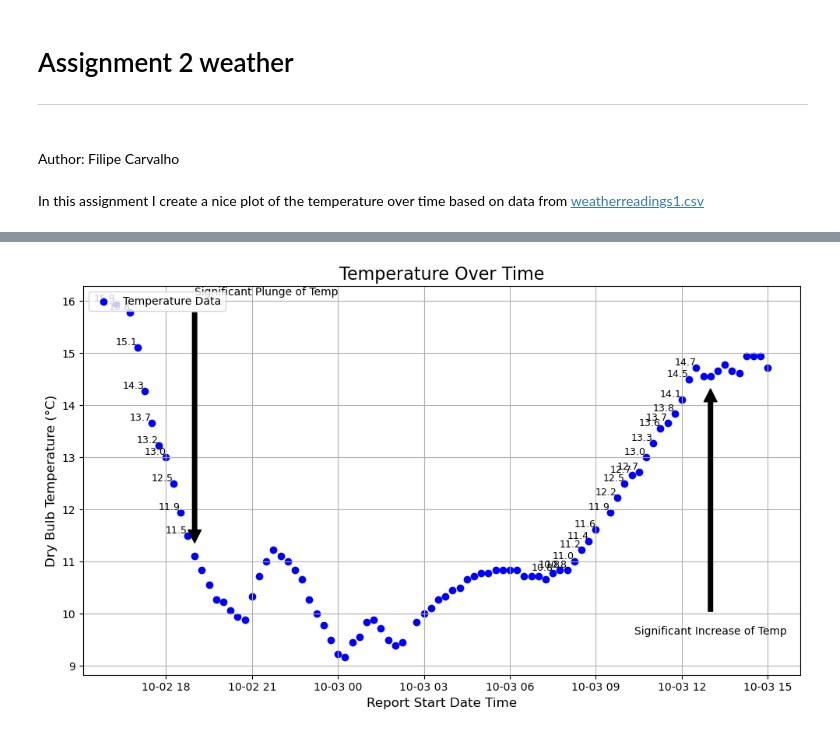
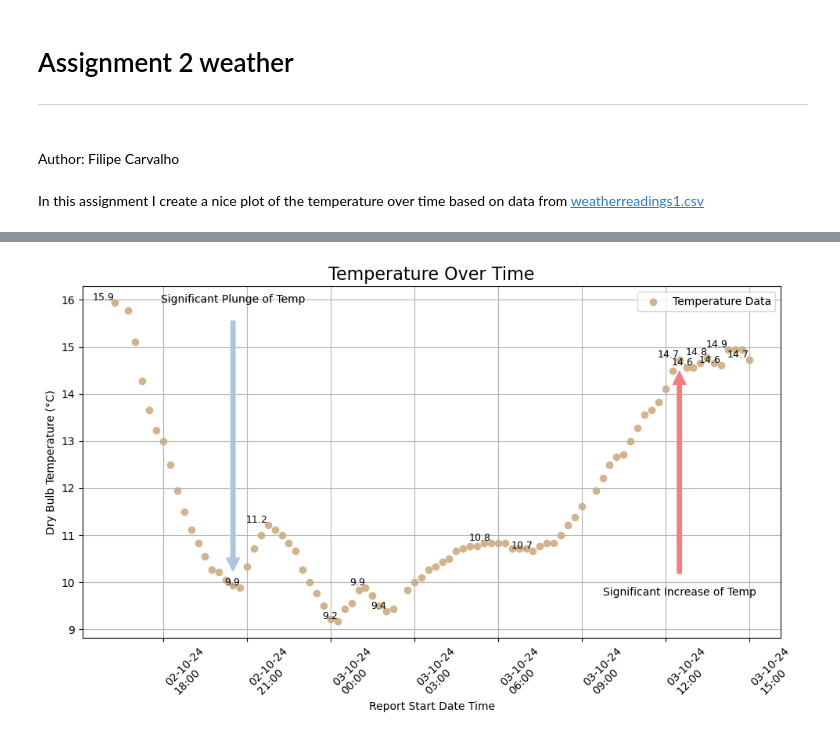
Before and after one commit to filipekojak88/PFDA, a Jupyter notebook: assignments/assignment2-weather.ipynb, the cells around one changed output, grey strips where cells are left out. Drawn from its saved outputs; the diff is of its cells as text; code cells hidden in the pictures.

```diff
--- a/assignments/assignment2-weather.ipynb
+++ b/assignments/assignment2-weather.ipynb
@@ -44,52 +42,61 @@ It seems from looking in the columns above that there are 4 columns informing ti
 # %%
 # Extract the required columns
-x = pd.to_datetime(df['reportStartDateTime'])  # x-axis: Convert to datetime if it's not already
+x = pd.to_datetime(df['reportStartDateTime'])  # x-axis: Convert to datetime if it's not already (1)
 y = df['dryBulbTemperature_Celsius']  # y-axis
 
+
+fig, ax = plt.subplots(figsize=(10, 6))    # Using subplots (2), (3)
+
 # Create a scatter plot
-plt.figure(figsize=(10, 6))
-plt.scatter(x, y, color='blue', label='Temperature Data')
+ax.scatter(x, y, color='tan', label='Temperature Data')      # added color to the dots and label.
+# Positioning the legend to the upper right side of the chart (4)
+ax.legend(loc='upper right')
 
-# Add plot elements
-plt.title('Temperature Over Time', fontsize=16)
-plt.xlabel('Report Start Date Time', fontsize=12)
-plt.ylabel('Dry Bulb Temperature (°C)', fontsize=12)
-plt.legend(loc='upper left')
 
-# Add grid for better readability
-plt.grid(True)
+# Add plot elements (4)
+ax.set_title('Temperature Over Time', fontsize=16)
+ax.set(xlabel='Report Start Date Time',ylabel='Dry Bulb Temperature (°C)')
 
-# Highlight a specific point with a note and an arrow
-highlight_x1 = x.iloc[10]  # Example point to highlight, adjust as needed
-highlight_y1 = y.iloc[10]
+ax.xaxis.set_major_formatter(mdates.DateFormatter('%d-%m-%y\n%H:%M'))  # Date followed by time on a new line
+
+# Add grid for better readability (8)
+ax.grid(True)
+
+# Specific point to add a note and an arrow, 17th value.
+x1 = x.iloc[16]
+y1 = y.iloc[16]
+# Adding note
 plt.annotate('Significant Plunge of Temp',
-             xy=(highlight_x1, highlight_y1),
-             xytext=(highlight_x1, highlight_y1 + 5),
-             arrowprops=dict(facecolor='black', shrink=0.05))
+            xy=(x1, y1),
+            xytext=(x1, y1 + 6),
+            arrowprops=dict(color='lightsteelblue', shrink=0.05),
+            ha='center')
 
-# Highlight a specific point with a note and an arrow for a significant increase
-highlight_x2 = x.iloc[80]  # Example point to highlight, adjust as needed
-highlight_y2 = y.iloc[80]
+# Specific point to add a note and an arrow, 79th value.
+x2 = x.iloc[78]  # Used the 79th value
+y2 = y.iloc[78]
 
 # Set the text position just above the point to keep it centralized
 plt.annotate('Significant Increase of Temp',
-             xy=(highlight_x2, highlight_y2),
-             xytext=(highlight_x2, highlight_y2 - 5),  # Positioning text above
-             arrowprops=dict(facecolor='black', shrink=0.05),
-             horizontalalignment='center',  # Center the text horizontally
-             verticalalignment='bottom')  # Align text above the arrow
+             xy=(x2, y2),
+             xytext=(x2, y2 - 5),  # Positioning text above
+             arrowprops=dict(color='lightcoral', shrink=0.05),
+             horizontalalignment='center'  # Center the text horizontally
+             )
 
-# Show data values on the plot (for demonstration, limited to first 10 points for clarity)
-for i in range(10):
+# List of indices for the points where I want to show the data labels. These were the top and down values noticed.
+indices = [0, 17, 21, 31,35,38,52,58,78,80,82,84,85,88]
+
+# Loop through the list of specific points
+for i in indices:
     plt.text(x[i], y[i], f'{y[i]:.1f}', fontsize=9, verticalalignment='bottom', horizontalalignment='right')
 
-# Show data values on the plot (for demonstration, limited to first 10 points for clarity)
-for j in range(len(y)-30,len(y)-10):
-    plt.text(x[j], y[j], f'{y[j]:.1f}', fontsize=9, verticalalignment='bottom', horizontalalignment='right')
+# Display the plot
+plt.xticks(rotation=45, ha='left')  # Rotate x-axis labels if necessary (7)
+plt.tight_layout()  # Adjust layout to prevent overlap
 
-# Display the plot
-plt.xticks(rotation=0)  # Rotate x-axis labels if necessary
-plt.tight_layout()  # Adjust layout to prevent overlap
+
+
 plt.show()
 # %% [output]
-[figure, old version]
+[figure, new version]
```
Also changed, not shown: parts of 6 cells of this notebook.
